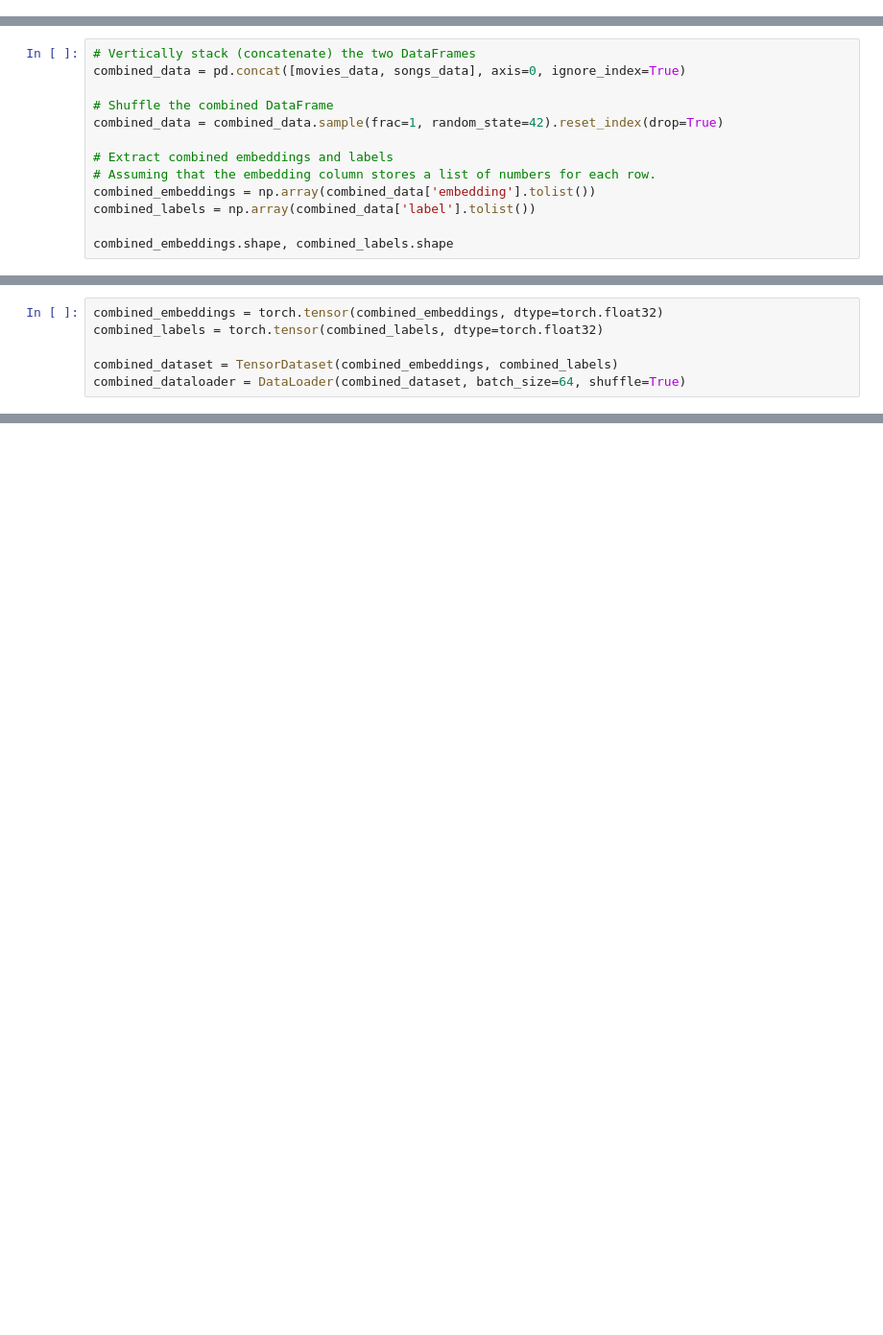
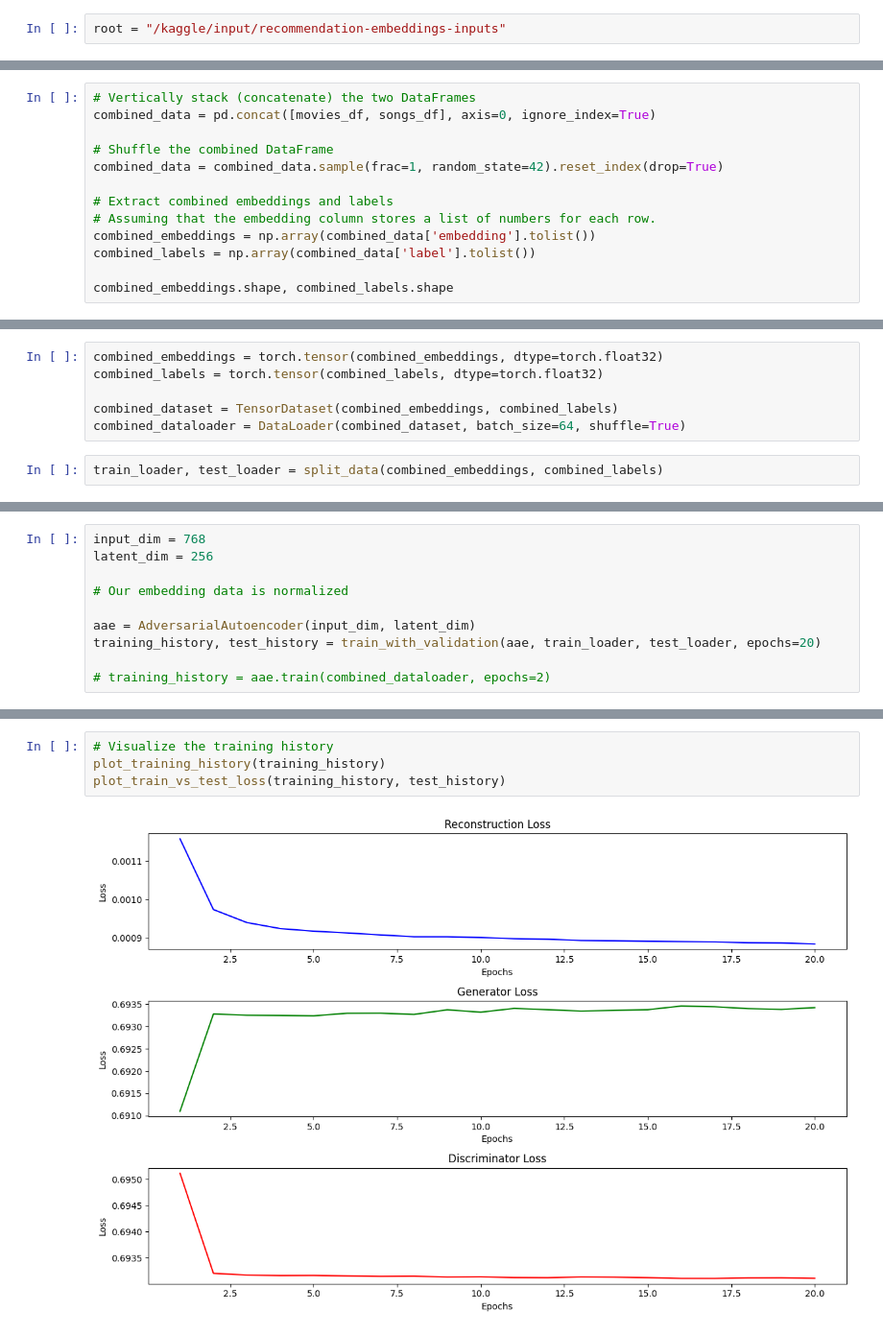
Before and after one commit to FlanagG21/DCC-Capstone, a Jupyter notebook: AdversarialAutoencoder.ipynb, the cells around one changed output, grey strips where cells are left out. Shown at 96% size. Cells and saved outputs as stored; diff of their text form; blank space fills up the shorter version.

Commit message:
Complete Autoencoder pipeline

```diff
--- a/AdversarialAutoencoder.ipynb
+++ b/AdversarialAutoencoder.ipynb
@@ -210,3 +364,5 @@ class AdversarialAutoencoder:
+# %%
+root = "/kaggle/input/recommendation-embeddings-inputs"
 # %%
 movies_df = pd.read_parquet(os.path.join(root, 'movies_embeddings.parquet'), engine='pyarrow')
 songs_df = pd.read_parquet(os.path.join(root, 'song_embeddings.parquet'), engine='pyarrow')
@@ -226,7 +396,7 @@ movies_df = movies_df[['embedding', 'label']]
 songs_df = songs_df[['embedding', 'label']]
 # %%
 # Vertically stack (concatenate) the two DataFrames
-combined_data = pd.concat([movies_data, songs_data], axis=0, ignore_index=True)
+combined_data = pd.concat([movies_df, songs_df], axis=0, ignore_index=True)
 
 # Shuffle the combined DataFrame
 combined_data = combined_data.sample(frac=1, random_state=42).reset_index(drop=True)
@@ -243,3 +415,5 @@ combined_labels = torch.tensor(combined_labels, dtype=torch.float32)
 
 combined_dataset = TensorDataset(combined_embeddings, combined_labels)
 combined_dataloader = DataLoader(combined_dataset, batch_size=64, shuffle=True)
+# %%
+train_loader, test_loader = split_data(combined_embeddings, combined_labels)
@@ -245,0 +426,10 @@ combined_dataloader = DataLoader(combined_dataset, batch_size=64, shuffle=True)
+# %%
+input_dim = 768
+latent_dim = 256
+
+# Our embedding data is normalized
+
+aae = AdversarialAutoencoder(input_dim, latent_dim)
+training_history, test_history = train_with_validation(aae, train_loader, test_loader, epochs=20)
+
+# training_history = aae.train(combined_dataloader, epochs=2)
@@ -245,0 +454,6 @@ combined_dataloader = DataLoader(combined_dataset, batch_size=64, shuffle=True)
+# %%
+# Visualize the training history
+plot_training_history(training_history)
+plot_train_vs_test_loss(training_history, test_history)
+# %% [output]
+[figure, added]
```
Also changed, not shown: parts of 19 cells of this notebook.
